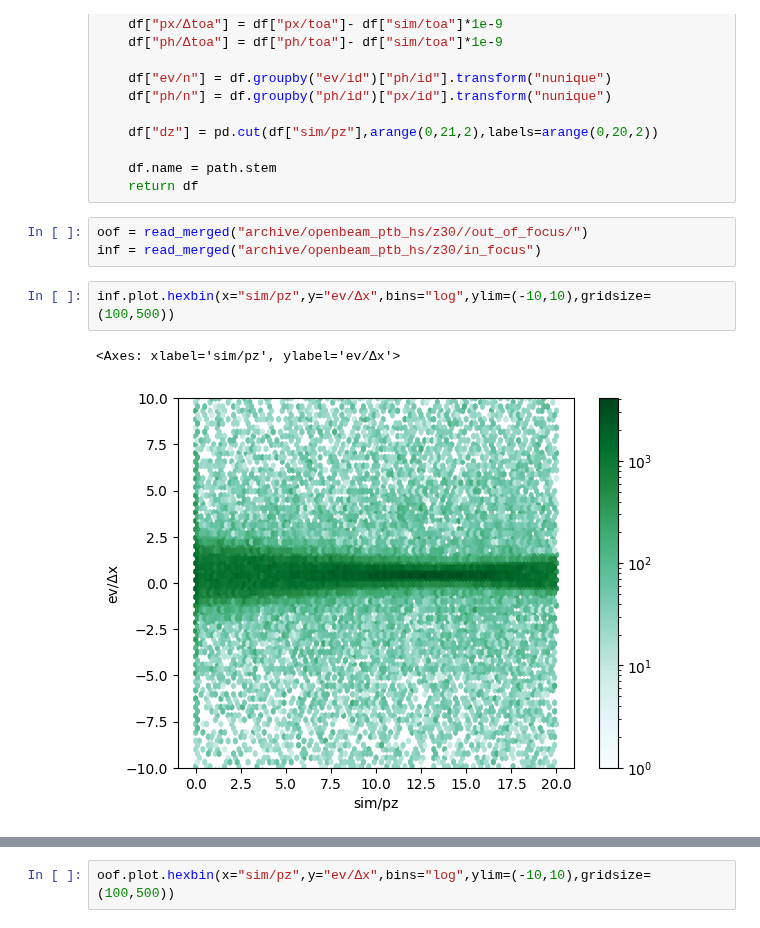
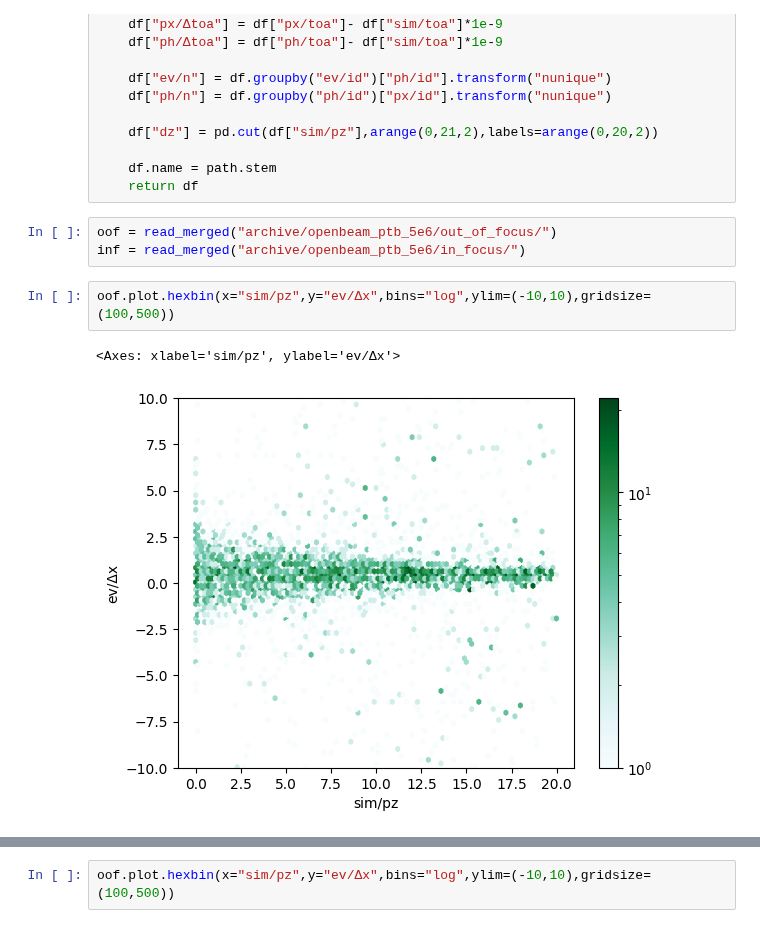
Before and after one commit to TsvikiHirsh/G4LumaCam, a Jupyter notebook: notebooks/read_merge_results.ipynb, the cells around one changed output, grey strips where cells are left out. Cells and saved outputs as stored; diff of their text form.

```diff
--- a/notebooks/read_merge_results.ipynb
+++ b/notebooks/read_merge_results.ipynb
@@ -25,10 +27,10 @@ def read_merged(path="../z30"):
     df.name = path.stem
     return df
 # %%
-oof = read_merged("archive/openbeam_ptb_hs/z30//out_of_focus/")
-inf = read_merged("archive/openbeam_ptb_hs/z30/in_focus")
+oof = read_merged("archive/openbeam_ptb_5e6/out_of_focus/")
+inf = read_merged("archive/openbeam_ptb_5e6/in_focus/")
 # %%
-inf.plot.hexbin(x="sim/pz",y="ev/Δx",bins="log",ylim=(-10,10),gridsize=(100,500))
+oof.plot.hexbin(x="sim/pz",y="ev/Δx",bins="log",ylim=(-10,10),gridsize=(100,500))
 # %% [output]
 <Axes: xlabel='sim/pz', ylabel='ev/Δx'>
-[figure, old version]
+[figure, new version]
```
Also changed, not shown: parts of 20 cells of this notebook, 3 other files.
